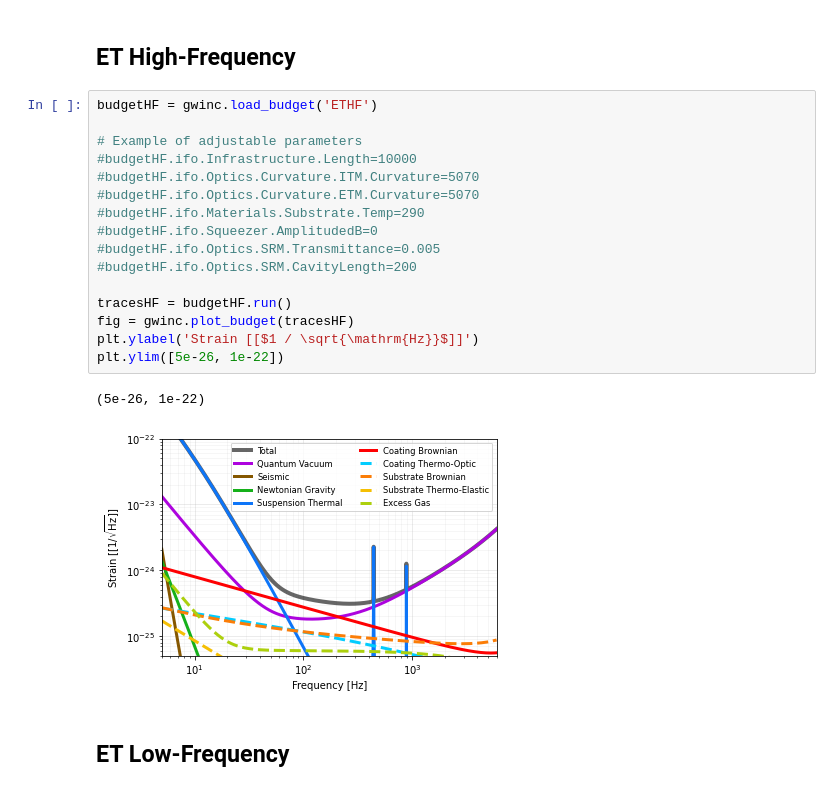
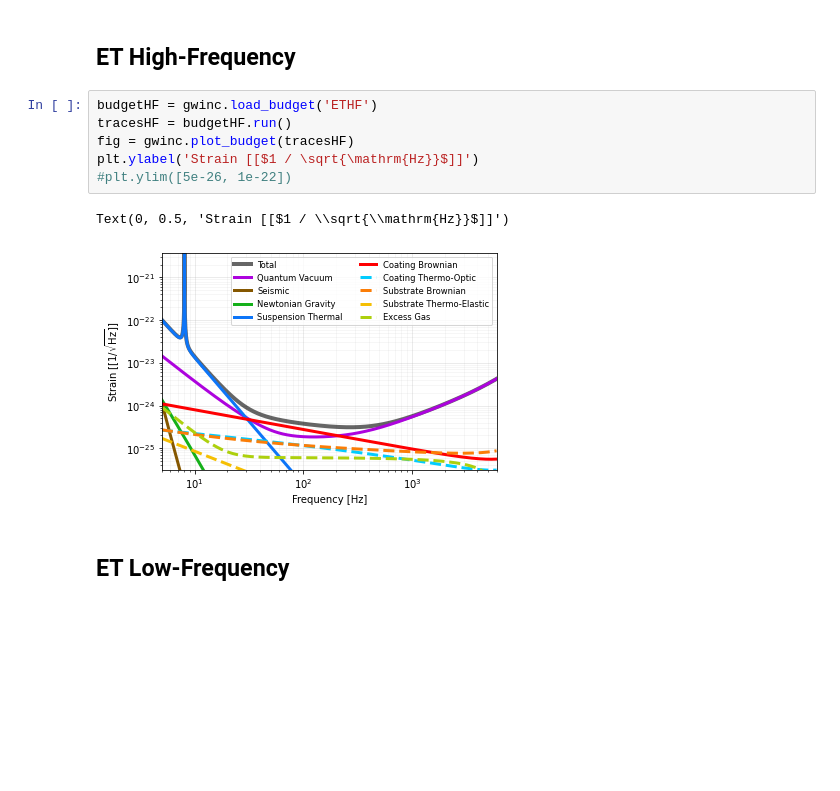
Before and after one commit to janosch314/GWINC_ET, a Jupyter notebook: Run.ipynb, the cells around one changed output. Drawn from its saved outputs; the diff is of its cells as text; blank space fills up the shorter version.

```diff
--- a/Run.ipynb
+++ b/Run.ipynb
@@ -15,23 +15,13 @@ import gwinc
 ## ET High-Frequency
 # %%
 budgetHF = gwinc.load_budget('ETHF')
-
-# Example of adjustable parameters
-#budgetHF.ifo.Infrastructure.Length=10000
-#budgetHF.ifo.Optics.Curvature.ITM.Curvature=5070
-#budgetHF.ifo.Optics.Curvature.ETM.Curvature=5070
-#budgetHF.ifo.Materials.Substrate.Temp=290
-#budgetHF.ifo.Squeezer.AmplitudedB=0
-#budgetHF.ifo.Optics.SRM.Transmittance=0.005
-#budgetHF.ifo.Optics.SRM.CavityLength=200
-
 tracesHF = budgetHF.run()
 fig = gwinc.plot_budget(tracesHF)
 plt.ylabel('Strain [[$1 / \sqrt{\mathrm{Hz}}$]]')
-plt.ylim([5e-26, 1e-22])
+#plt.ylim([5e-26, 1e-22])
 # %% [output]
-(5e-26, 1e-22)
+Text(0, 0.5, 'Strain [[$1 / \\sqrt{\\mathrm{Hz}}$]]')
-[figure, old version]
+[figure, new version]
 # %% [markdown]
 ## ET Low-Frequency
 # %%
```
Also changed, not shown: parts of 2 cells of this notebook, 6 other files.
